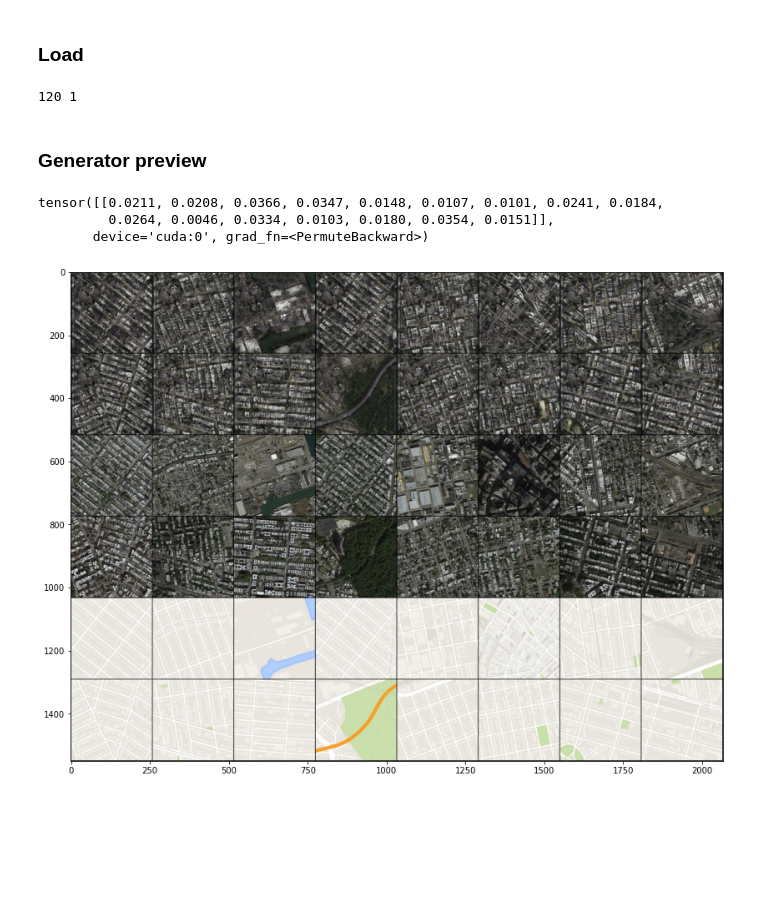
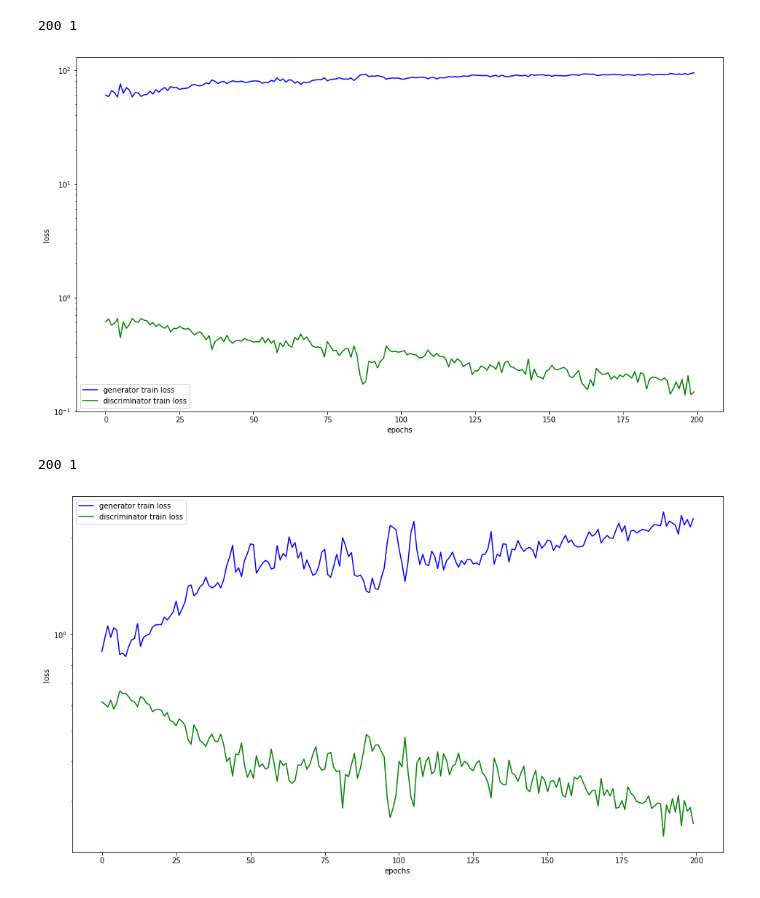
Before and after one commit to adriansuwala/ml2020-21, a Jupyter notebook: projekt/pix2pix.ipynb, the cells around one changed output. Drawn from its saved outputs; the diff is of its cells as text; code cells hidden in the pictures; blank space fills up the shorter version.

```diff
--- a/projekt/pix2pix.ipynb
+++ b/projekt/pix2pix.ipynb
@@ -769,41 +358,30 @@ with imageio.get_writer("images/%s/result_test.gif" % TIME, mode='I', duration=0
-# %% [markdown]
-### Load
-# %%
-# '2' to potentially not overwrite existing models' data
-gen2 = UNetGenerator(optim=torch.optim.Adam, lambd=100).to(DEVICE)
-dis2 = Pix2PixDiscriminator(optim=torch.optim.Adam, criterion=torch.nn.BCELoss()).to(DEVICE)
-
-try:
-    if drive:
-        load_path = "drive/MyDrive/models/mapsA2B_%sepochs_%s" % (EPOCH_OFFSET + EPOCHS, TIME)
-except NameError:
-    print("Drive not mounted.")
-    load_path = "models/mapsA2B_%sepochs_%s" % (200, TIME)
-
-EPOCHS2, BATCH_SIZE2, stats2 = load_model(load_path, gen2, dis2, device=DEVICE)
-print(EPOCHS2, BATCH_SIZE2)
-# %% [output]
-120 1
-# %% [markdown]
-### Generator preview
-# %%
-imgs, masks = maps_test_iter.next()
-imgs, masks = imgs.to(DEVICE), masks.to(DEVICE)
-gen.eval()
-dis.eval()
-examples = gen(masks)
-
-fig, ax = plt.subplots(figsize=(14,14))
-combined = std*torch.cat((examples.detach(), imgs, masks), dim=0) + mean
-# combined = torch.cat((examples.detach(), imgs, masks), dim=0)
-ax.imshow(torchvision.utils.make_grid(combined.cpu()).cpu().numpy().transpose(1,2,0), cmap="gray")
-
-try:
-    print(dis(examples, masks).T)
-except NameError:
-    pass
-# %% [output]
-tensor([[0.0211, 0.0208, 0.0366, 0.0347, 0.0148, 0.0107, 0.0101, 0.0241, 0.0184,
-         0.0264, 0.0046, 0.0334, 0.0103, 0.0180, 0.0354, 0.0151]],
-       device='cuda:0', grad_fn=<PermuteBackward>)
-[figure, removed]
+# %%
+try:
+    if drive:
+        first_model = "drive/MyDrive/models/facadesB2A_unet_patchgan_2021-01-22_12-17_200epochs" #"drive/MyDrive/models/cityscapesB2A_unet_patchgan_2021-01-21_18-20_180epochs"
+        second_model = "drive/MyDrive/models/facadesB2A_unet_patchgan_noL1_2021-01-23_18-14_200epochs"
+except NameError:
+    print("Drive not mounted.")
+    first_model = "models/NAME_HERE"
+    second_model = "models/FILENAME_HERE"
+
+first_gen = UNetGenerator(optim=torch.optim.Adam, lambd=100).to(DEVICE)
+second_gen = UNetGenerator(optim=torch.optim.Adam, lambd=100).to(DEVICE)
+first_dis = PatchGANDiscriminator(optim=torch.optim.Adam, criterion=torch.nn.BCELoss()).to(DEVICE)
+second_dis = PatchGANDiscriminator(optim=torch.optim.Adam, criterion=torch.nn.BCELoss()).to(DEVICE)
+
+FIRST_EPOCHS, FIRST_BS, first_stats = load_model(first_model, first_gen, first_dis, device=DEVICE)
+print(FIRST_EPOCHS, FIRST_BS)
+show_stats(first_stats)
+
+SECOND_EPOCHS, SECOND_BS, second_stats = load_model(second_model, second_gen, second_dis, device=DEVICE)
+print(SECOND_EPOCHS, SECOND_BS)
+show_stats(second_stats)
+
+comp_loader = torch.utils.data.DataLoader(dataset_test, batch_size=8, shuffle=True, num_workers=0)
+comp_iter = iter(comp_loader)
+# %% [output]
+200 1
+[figure, added]
+200 1
+[figure, added]
```
Also changed, not shown: parts of 64 cells of this notebook, 3 other files.
